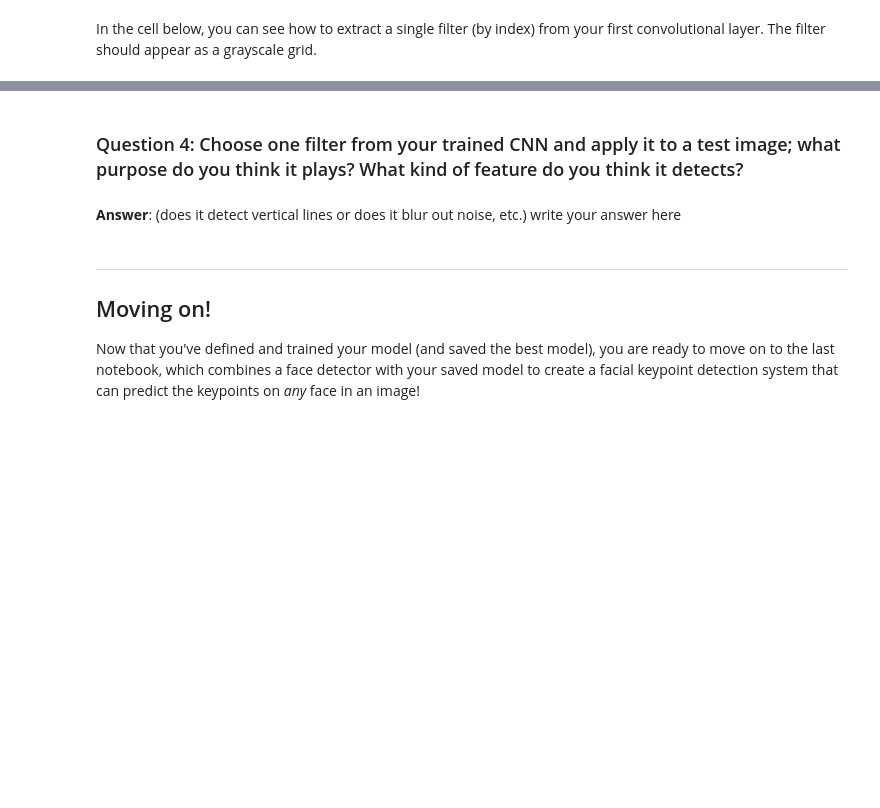
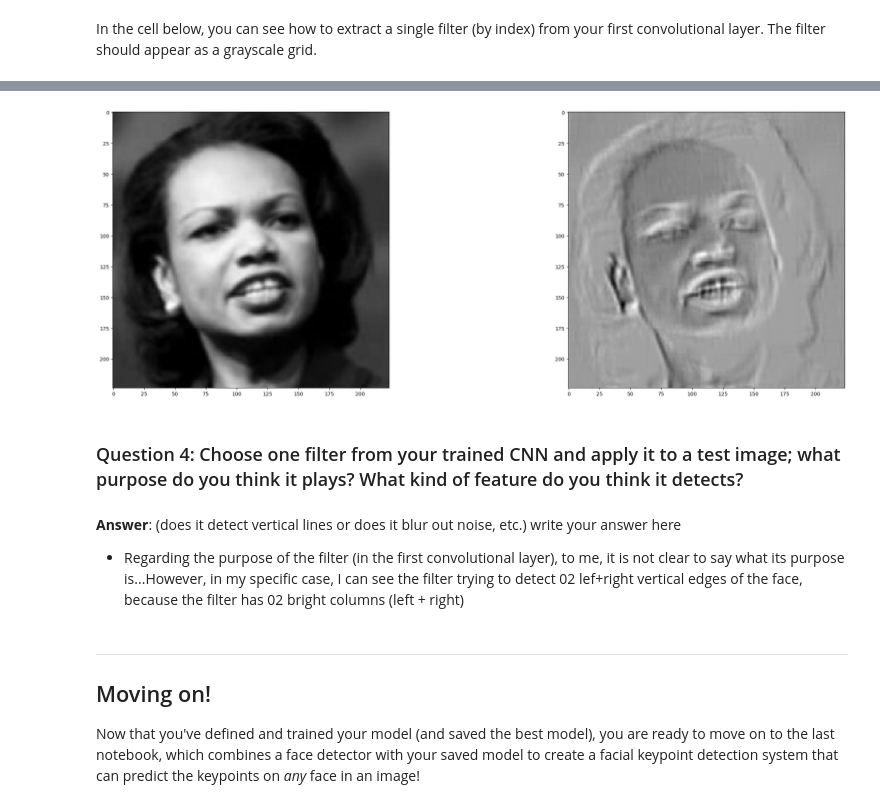
Before and after one commit to DavidDaoTu/nd-cv-facial-keypoin-detection, a Jupyter notebook: 2. Define the Network Architecture.ipynb, the cells around one changed output, grey strips where cells are left out. Saved outputs shown, nothing was run; the diff lists cells and outputs as text; code cells hidden in the pictures; blank space fills up the shorter version.

```diff
--- a/2. Define the Network Architecture.ipynb
+++ b/2. Define the Network Architecture.ipynb
@@ -445,7 +548,42 @@ Next, choose a test image and filter it with one of the convolutional kernels in
+# %%
+##TODO: load in and display any image from the transformed test dataset
+fig = plt.figure(figsize=(30, 10))
+
+# Obtain one batch of testing images
+test_img_iter = iter(test_loader)
+test_samples = next(test_img_iter)
+test_imgs = test_samples['image']
+# Convert tensor to numpy
+test_imgs = test_imgs.numpy()
+
+# select an image in the batch by index
+idx = 1
+test_img = np.squeeze(test_imgs[idx])
+
+# Plot the test image
+ax1 = fig.add_subplot(1, 2, 1)
+ax1.imshow(test_img, cmap='gray')
+
+
+## TODO: Using cv's filter2D function,
+## apply a specific set of filter weights (like the one displayed above)
+# to the test image
+import cv2
+filtered_test_img = cv2.filter2D(test_img, -1, kernel_conv)
+
+# Plot the filter test image with kernel from the first ConvNet
+ax2 = fig.add_subplot(1, 2, 2)
+ax2.imshow(filtered_test_img, cmap='gray')
+
+plt.show()
+# %% [output]
+[figure, added]
 # %% [markdown]
 ### Question 4: Choose one filter from your trained CNN and apply it to a test image; what purpose do you think it plays? What kind of feature do you think it detects?
-# %% [markdown]
-**Answer**: (does it detect vertical lines or does it blur out noise, etc.) write your answer here
+# %% [markdown]
+**Answer**: (does it detect vertical lines or does it blur out noise, etc.) write your answer here
+
+- Regarding the purpose of the filter (in the first convolutional layer), to me, it is not clear to say what its purpose is...However, in my specific case, I can see the filter trying to detect 02 lef+right vertical edges of the face, because the filter has 02 bright columns (left + right)
 # %% [markdown]
 ---
 ## Moving on!
```
Also changed, not shown: parts of 23 cells of this notebook, 6 other files.
